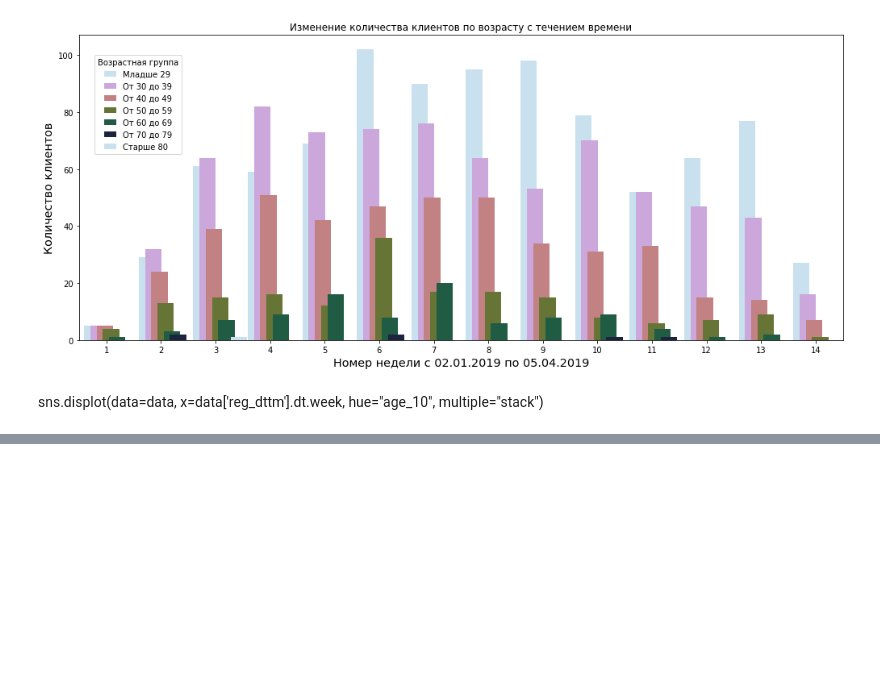
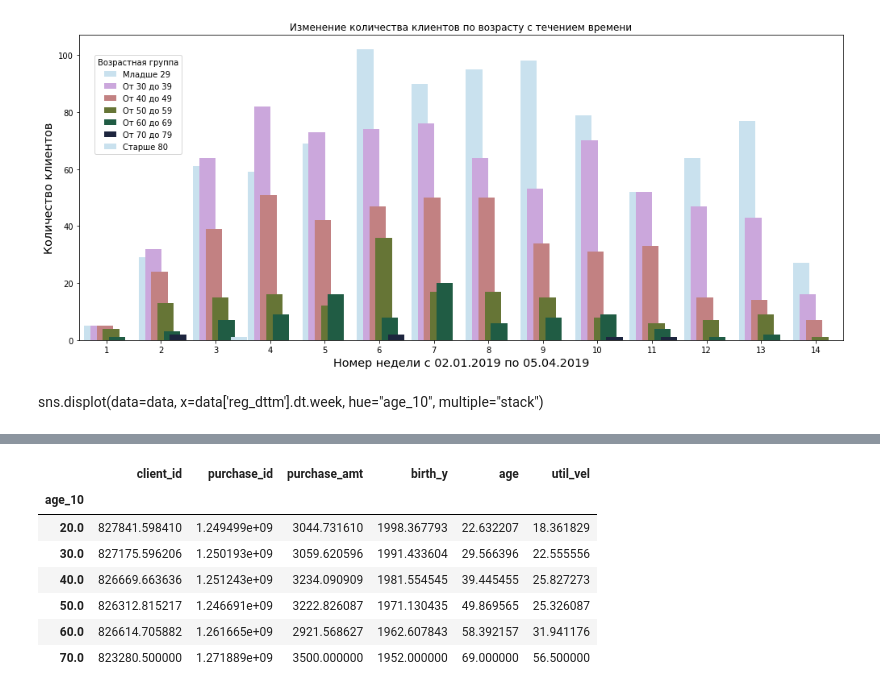
Before and after one commit to agonyal/-, a Jupyter notebook: Week-3/Visualization.ipynb, the cells around one changed output, grey strips where cells are left out. Cells and saved outputs as stored; diff of their text form; code cells hidden in the pictures; blank space fills up the shorter version.

```diff
--- a/Week-3/Visualization.ipynb
+++ b/Week-3/Visualization.ipynb
@@ -100,0 +140,11 @@ sns.displot(data=data, x=data['reg_dttm'].dt.week, hue="age_10", multiple="stack
+# %%
+data.groupby('age_10').mean()
+# %% [output]
+|  | client_id | purchase_id | purchase_amt | birth_y | age | util_vel |
+| age_10 |  |  |  |  |  |  |
+| 20.0 | 827841.598410 | 1.249499e+09 | 3044.731610 | 1998.367793 | 22.632207 | 18.361829 |
+| 30.0 | 827175.596206 | 1.250193e+09 | 3059.620596 | 1991.433604 | 29.566396 | 22.555556 |
+| 40.0 | 826669.663636 | 1.251243e+09 | 3234.090909 | 1981.554545 | 39.445455 | 25.827273 |
+| 50.0 | 826312.815217 | 1.246691e+09 | 3222.826087 | 1971.130435 | 49.869565 | 25.326087 |
+| 60.0 | 826614.705882 | 1.261665e+09 | 2921.568627 | 1962.607843 | 58.392157 | 31.941176 |
+| 70.0 | 823280.500000 | 1.271889e+09 | 3500.000000 | 1952.000000 | 69.000000 | 56.500000 |
```
Also changed, not shown: parts of 8 cells of this notebook, 1 other file.
